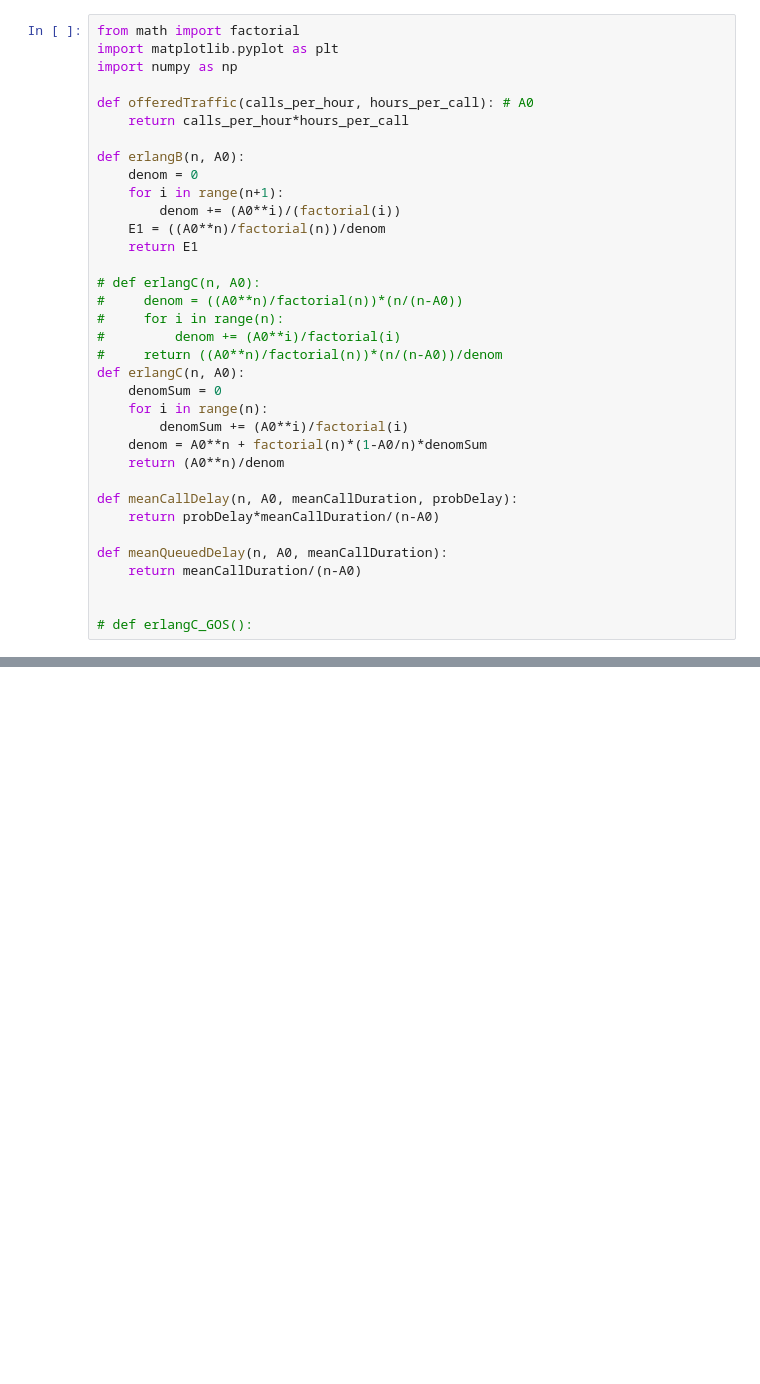
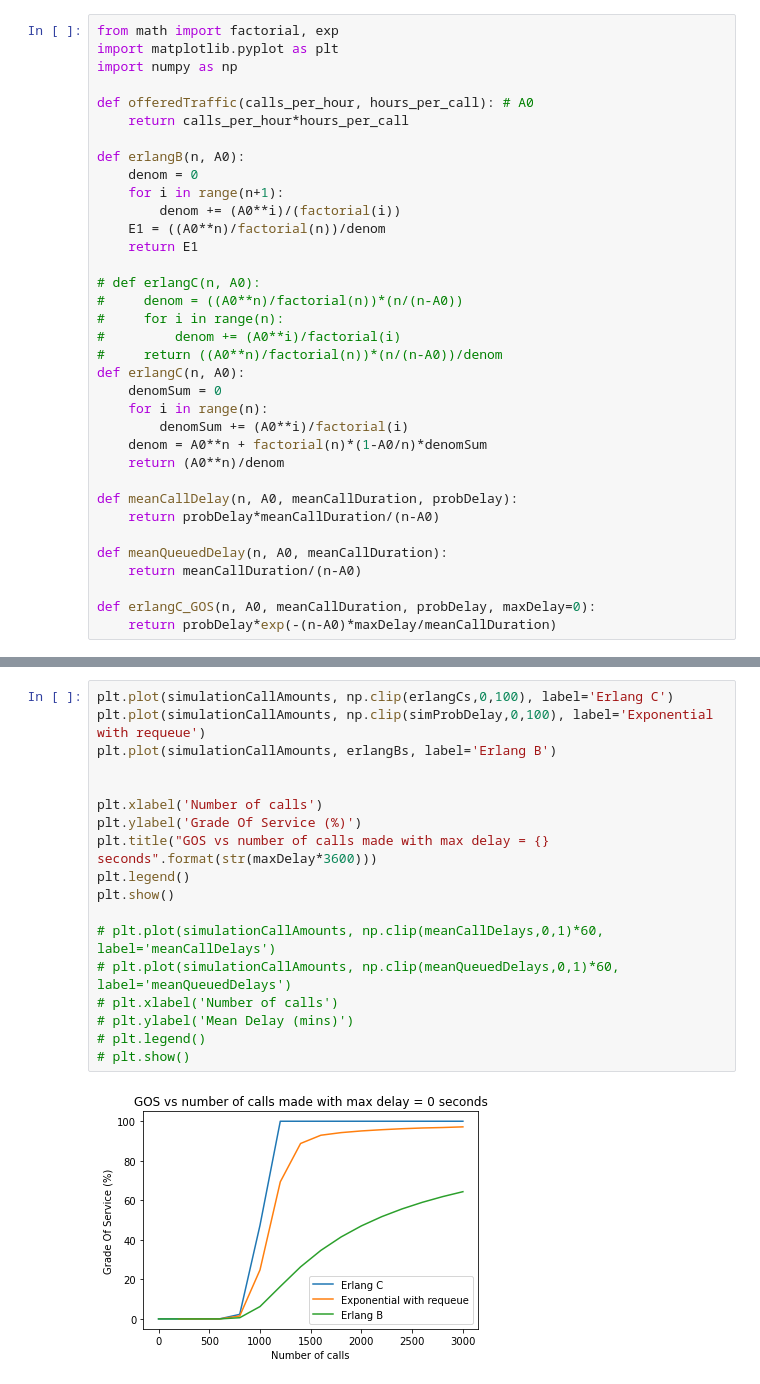
Before and after one commit to Paul-Kielty/Erlang_accuracy_MonteCarlo_simulations, a Jupyter notebook: erlang_b.ipynb, the cells around one changed output, grey strips where cells are left out. Drawn from its saved outputs; the diff is of its cells as text; blank space fills up the shorter version.

```diff
--- a/erlang_b.ipynb
+++ b/erlang_b.ipynb
@@ -1,5 +1,5 @@
 # %%
-from math import factorial
+from math import factorial, exp
 import matplotlib.pyplot as plt
 import numpy as np
 
@@ -31,6 +31,6 @@ def meanCallDelay(n, A0, meanCallDuration, probDelay):
 def meanQueuedDelay(n, A0, meanCallDuration):
     return meanCallDuration/(n-A0)
 
-
-# def erlangC_GOS():
+def erlangC_GOS(n, A0, meanCallDuration, probDelay, maxDelay=0):
+    return probDelay*exp(-(n-A0)*maxDelay/meanCallDuration)
 # %%
@@ -157,0 +229,20 @@ plt.show()
+# %%
+plt.plot(simulationCallAmounts, np.clip(erlangCs,0,100), label='Erlang C')
+plt.plot(simulationCallAmounts, np.clip(simProbDelay,0,100), label='Exponential with requeue')
+plt.plot(simulationCallAmounts, erlangBs, label='Erlang B')
+
+
+plt.xlabel('Number of calls')
+plt.ylabel('Grade Of Service (%)')
+plt.title("GOS vs number of calls made with max delay = {} seconds".format(str(maxDelay*3600)))
+plt.legend()
+plt.show()
+
+# plt.plot(simulationCallAmounts, np.clip(meanCallDelays,0,1)*60, label='meanCallDelays')
+# plt.plot(simulationCallAmounts, np.clip(meanQueuedDelays,0,1)*60, label='meanQueuedDelays')
+# plt.xlabel('Number of calls')
+# plt.ylabel('Mean Delay (mins)')
+# plt.legend()
+# plt.show()
+# %% [output]
+[figure, added]
```
Also changed, not shown: parts of 5 cells of this notebook.
